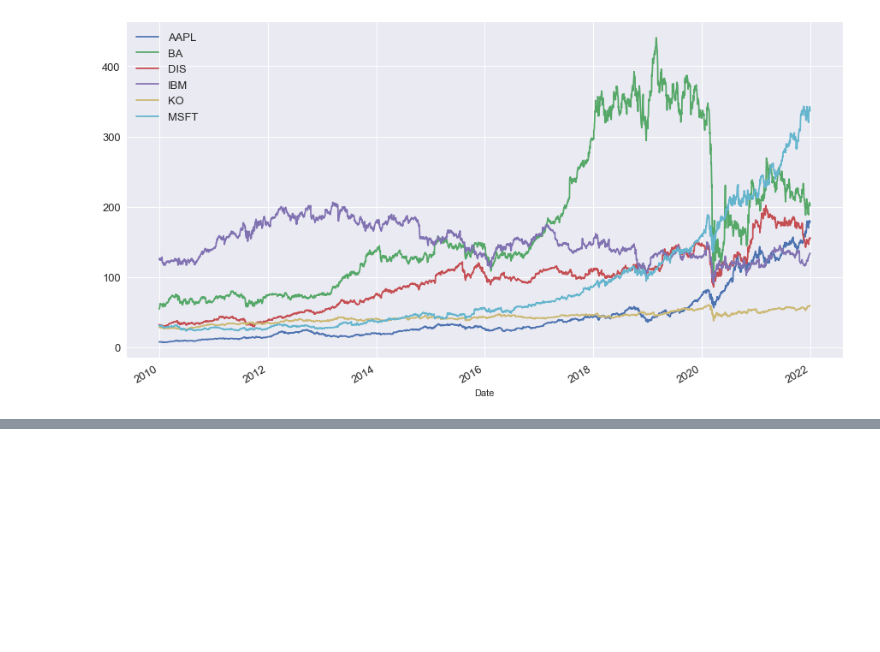
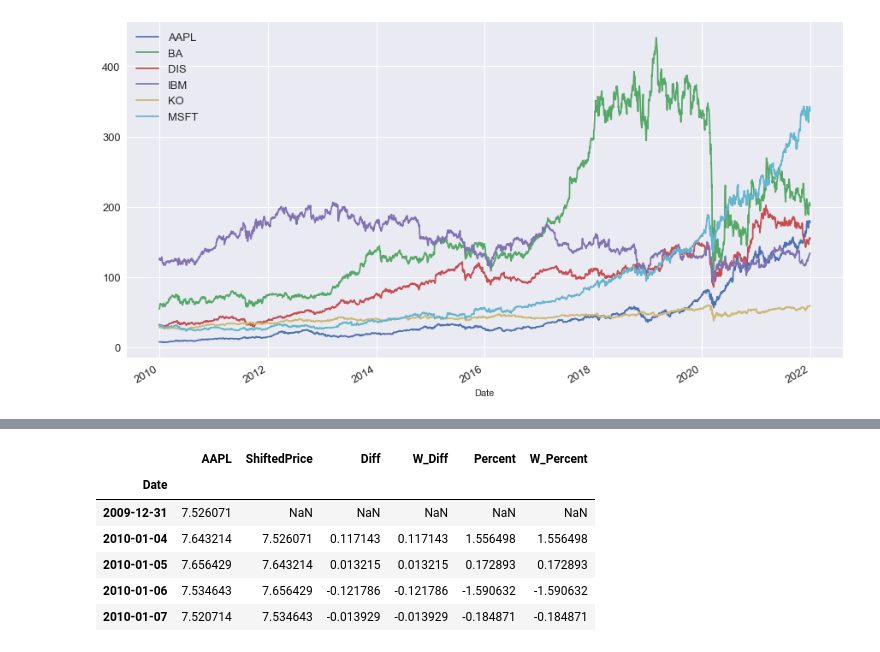
Before and after one commit to amarendra-singh/FinancePython, a Jupyter notebook: yFinance.ipynb, the cells around one changed output, grey strips where cells are left out. Saved outputs shown, nothing was run; the diff lists cells and outputs as text; code cells hidden in the pictures; blank space fills up the shorter version.

Commit message:
Normalization, Ticker Movement in Percent Change and Absolute

```diff
--- a/yFinance.ipynb
+++ b/yFinance.ipynb
@@ -183,0 +162,8 @@ plt.show()
+# %%
+aapl = closePrice.AAPL.copy().to_frame()
+aapl['ShiftedPrice'] = aapl.shift(periods = 1)
+aapl['Diff'] = aapl.AAPL.sub(aapl.ShiftedPrice) # Movement of ticker without diff
+aapl['W_Diff'] = aapl.AAPL.diff(periods= 1) # Movement of ticker with diff
+
+print(aapl.Diff.equals(aapl.Diff)) # Check both diff are equal
+aapl.head()
@@ -183,0 +179,12 @@ plt.show()
+# %%
+aapl['Percent'] = aapl.AAPL.div(aapl.ShiftedPrice).sub(1).mul(100) # Movement in percent without pct_change
+aapl['W_Percent'] = aapl.AAPL.pct_change(periods=1).mul(100)
+aapl.head()
+# %% [output]
+|  | AAPL | ShiftedPrice | Diff | W_Diff | Percent | W_Percent |
+| Date |  |  |  |  |  |  |
+| 2009-12-31 | 7.526071 | NaN | NaN | NaN | NaN | NaN |
+| 2010-01-04 | 7.643214 | 7.526071 | 0.117143 | 0.117143 | 1.556498 | 1.556498 |
+| 2010-01-05 | 7.656429 | 7.643214 | 0.013215 | 0.013215 | 0.172893 | 0.172893 |
+| 2010-01-06 | 7.534643 | 7.656429 | -0.121786 | -0.121786 | -1.590632 | -1.590632 |
+| 2010-01-07 | 7.520714 | 7.534643 | -0.013929 | -0.013929 | -0.184871 | -0.184871 |
```
Also changed, not shown: parts of 16 cells of this notebook, 2 other files.
